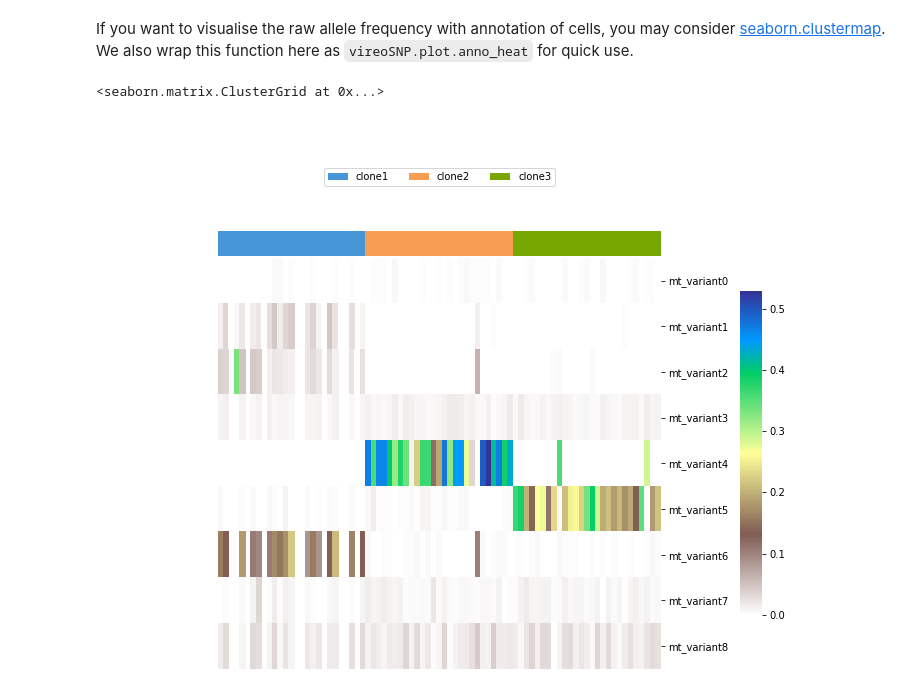
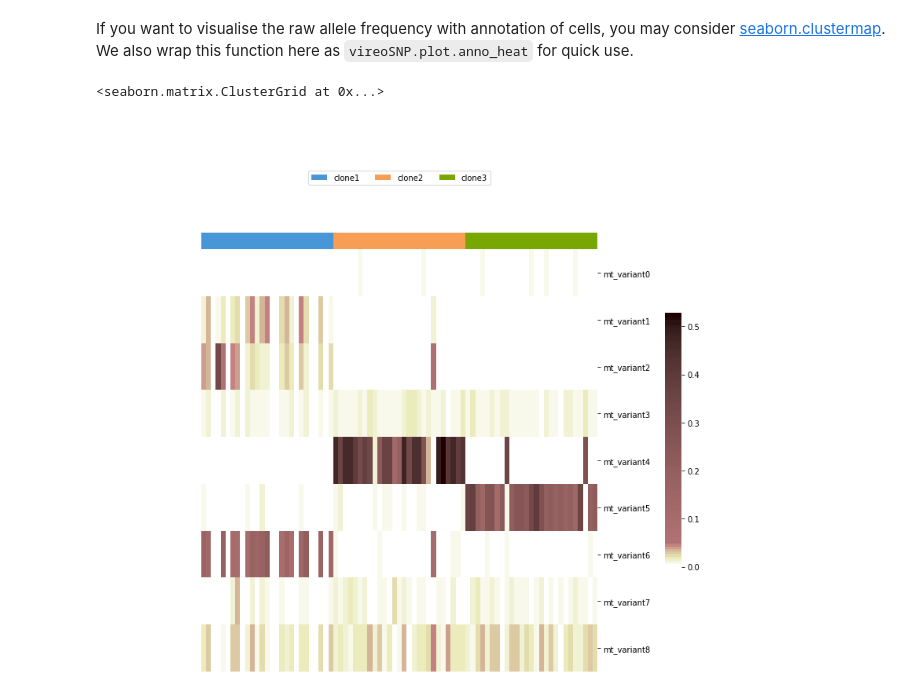
Before and after one commit to single-cell-genetics/vireo, a Jupyter notebook: examples/vireoSNP_clones.ipynb, the cells around one changed output. Saved outputs shown, nothing was run; the diff lists cells and outputs as text; code cells hidden in the pictures.

Commit message:
rescaled color map

```diff
--- a/examples/vireoSNP_clones.ipynb
+++ b/examples/vireoSNP_clones.ipynb
@@ -57,5 +57,18 @@ plt.show()
 # %% [markdown]
 ##### Visualize assignment probability and allele frequency
+# %%
+# In mitochondrial, allele frequency is highly informative between 0.01 to 0.1,
+# so we rescale the colour to give more spectrum for this region.
+# You can design/choose your own colors from here:
+# https://matplotlib.org/stable/tutorials/colors/colormaps.html
+
+from matplotlib import cm
+from matplotlib.colors import ListedColormap, LinearSegmentedColormap
+
+raw_col = cm.get_cmap('pink_r', 200)
+new_col = np.vstack((raw_col(np.linspace(0, 0.7, 10)),
+                     raw_col(np.linspace(0.7, 1, 90))))
+segpink = ListedColormap(new_col, name='segpink')
 # %%
 from vireoSNP.plot import heat_matrix
 
@@ -135,7 +148,7 @@ cell_label = np.array(['clone1'] * 27 + ['clone2'] * 27 + ['clone3'] * 27)
 id_uniq = ['clone1', 'clone2', 'clone3']
 # %%
 vireoSNP.plot.anno_heat(AD/DP, col_anno=cell_label, col_order_ids=id_uniq,
-                        cmap="terrain_r", yticklabels=mtSNP_ids)
+                        cmap=segpink, yticklabels=mtSNP_ids)
 # %% [output]
 <seaborn.matrix.ClusterGrid at 0x...>
-[figure, old version]
+[figure, new version]
```
Also changed, not shown: parts of 5 cells of this notebook.
